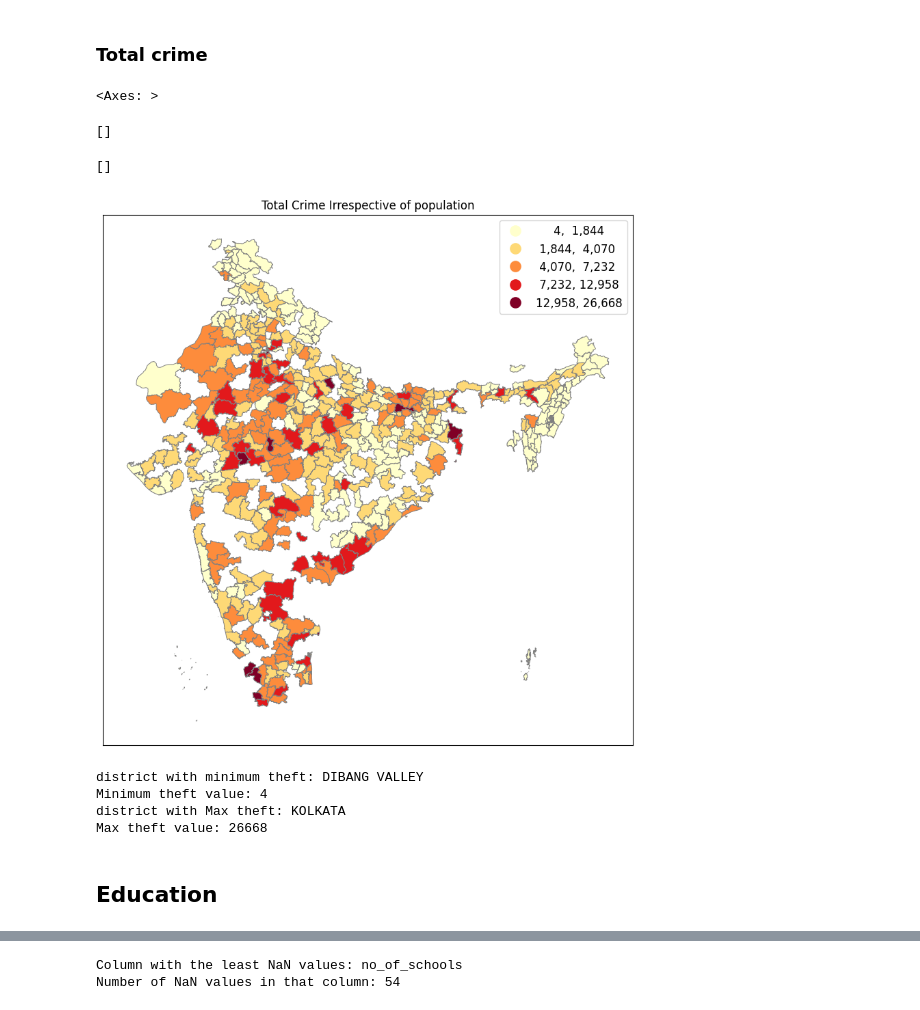
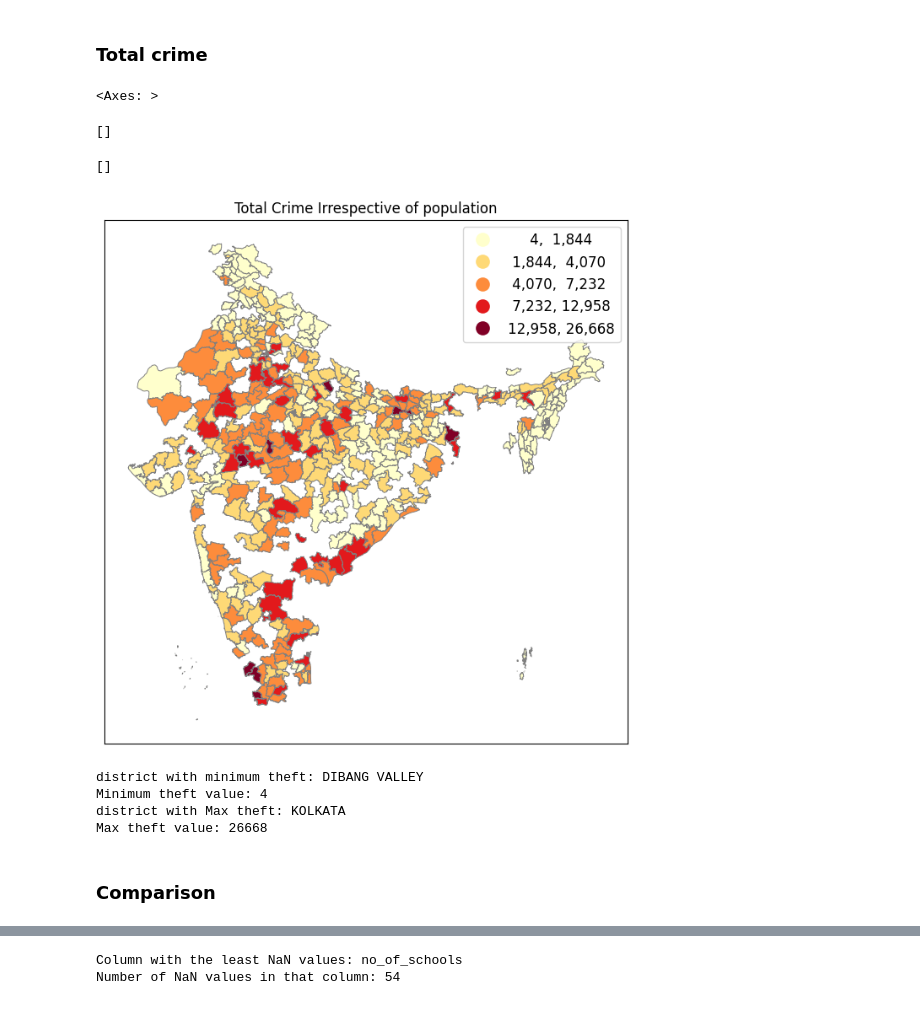
Before and after one commit to Dhairya890/GIS-SEM1, a Jupyter notebook: GIS_INDIA.ipynb, the cells around one changed output, grey strips where cells are left out. Cells and saved outputs as stored; diff of their text form; code cells hidden in the pictures.

```diff
--- a/GIS_INDIA.ipynb
+++ b/GIS_INDIA.ipynb
@@ -124,5 +124,6 @@ df_pop_crime[['distname','Total Cognizable IPC crimes','totalpopul','_merge']]
 # %% [markdown]
 ### Population divided by crime
 # %%
-df_pop_crime["pop_by_crime"] = df_pop_crime["totalpopul"]/df_pop_crime["Total Cognizable IPC crimes"]
+#df_pop_crime["pop_by_crime"] = df_pop_crime["totalpopul"]/df_pop_crime["Total Cognizable IPC crimes"]
+df_pop_crime["pop_by_crime"] = (df_pop_crime["Total Cognizable IPC crimes"] /df_pop_crime["totalpopul"]) * 1000
 # %%
@@ -162,20 +163,20 @@ Max theft value: 20025.535433070865
 # %% [markdown]
 ### Total crime
 # %%
-fig, ax = plt.subplots(1, figsize=(10,12))
+fig, ax = plt.subplots(1, figsize=(8,10))
 
 df_pop_crime.plot(ax=ax,column='Total Cognizable IPC crimes',legend=True,cmap='YlOrRd',scheme='natural_breaks',k=5,
          edgecolor='grey',linewidth=.7,legend_kwds= {"fmt": "{:,.0f}",
         'loc':'upper right','title_fontsize':'large','fontsize':'large','markerscale':1.2}) #
 
 ax.title.set_text("Total Crime Irrespective of population")
-ax.set_xticks([]) #kills xticks
-ax.set_yticks([]) #kills xticks
+ax.set_xticks([])
+ax.set_yticks([])
 # %% [output]
 <Axes: >
 []
 []
-[figure, old version]
+[figure, new version]
 # %%
 min_theft_index = df_pop_crime['Total Cognizable IPC crimes'].idxmin()
 max_theft_index = df_pop_crime['Total Cognizable IPC crimes'].idxmax()
@@ -196,4 +197,4 @@ Minimum theft value: 4
 district with Max theft: KOLKATA
 Max theft value: 26668
 # %% [markdown]
-## Education
+### Comparison
```
Also changed, not shown: parts of 56 cells of this notebook.
